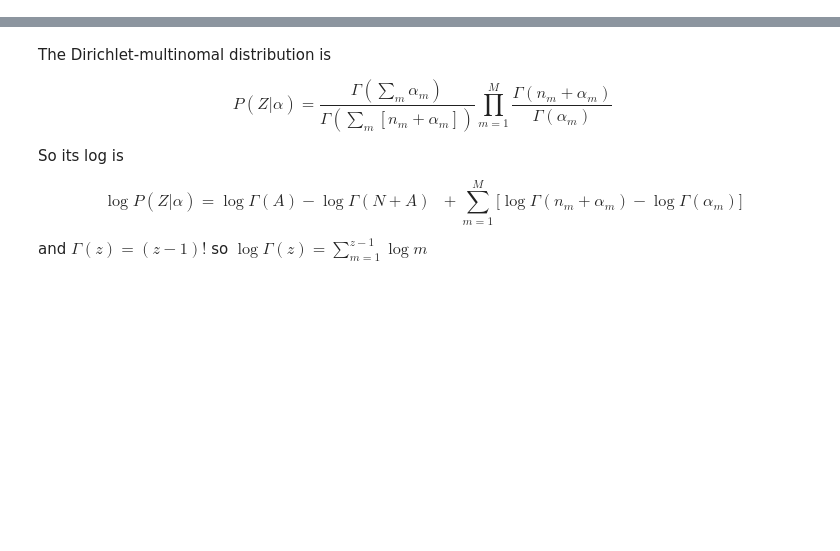
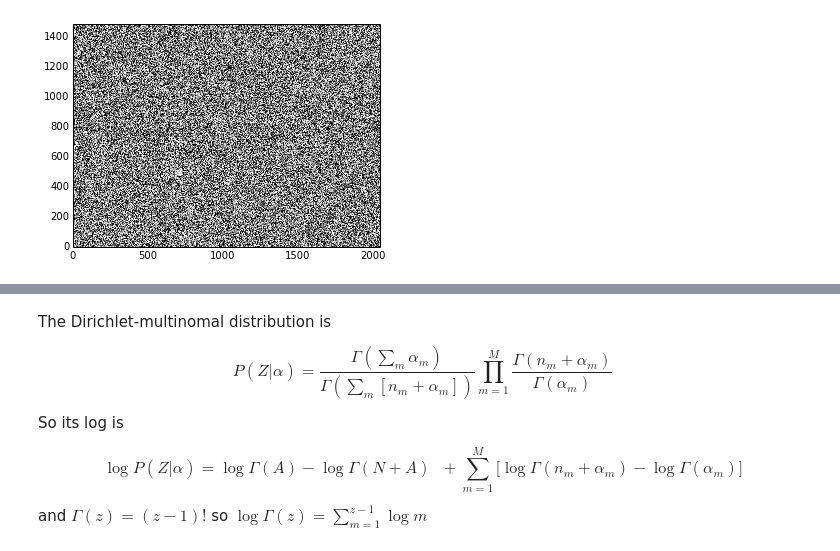
Before and after one commit to garibaldu/Oddity, a Jupyter notebook: code/squares.ipynb, the cells around one changed output, grey strips where cells are left out. Drawn from its saved outputs; the diff is of its cells as text; code cells hidden in the pictures; blank space fills up the shorter version.

```diff
--- a/code/squares.ipynb
+++ b/code/squares.ipynb
@@ -92,12 +96,14 @@ M = 16 # number of histogram bins
 # %%
 def intensity_to_m(img, M):
     ny, nx = img.shape
     N = ny*nx
     mimgvec = np.zeros(N,dtype=int)
     mimgvec[np.argsort(img.reshape(N))] = np.floor((float(M) / float(N)) * np.arange(N)).astype(int)
     return mimgvec.reshape((ny, nx))
 
-#plt.imshow(intensity_to_m(img, M), interpolation='nearest', origin='lower')
+show_data_and_model(intensity_to_m(img, M))
+# %% [output]
+[figure, added]
 # %%
 def intensity_to_boolean_block(img, M):
     mimg = intensity_to_m(img, M)
```
Also changed, not shown: parts of 11 cells of this notebook.
